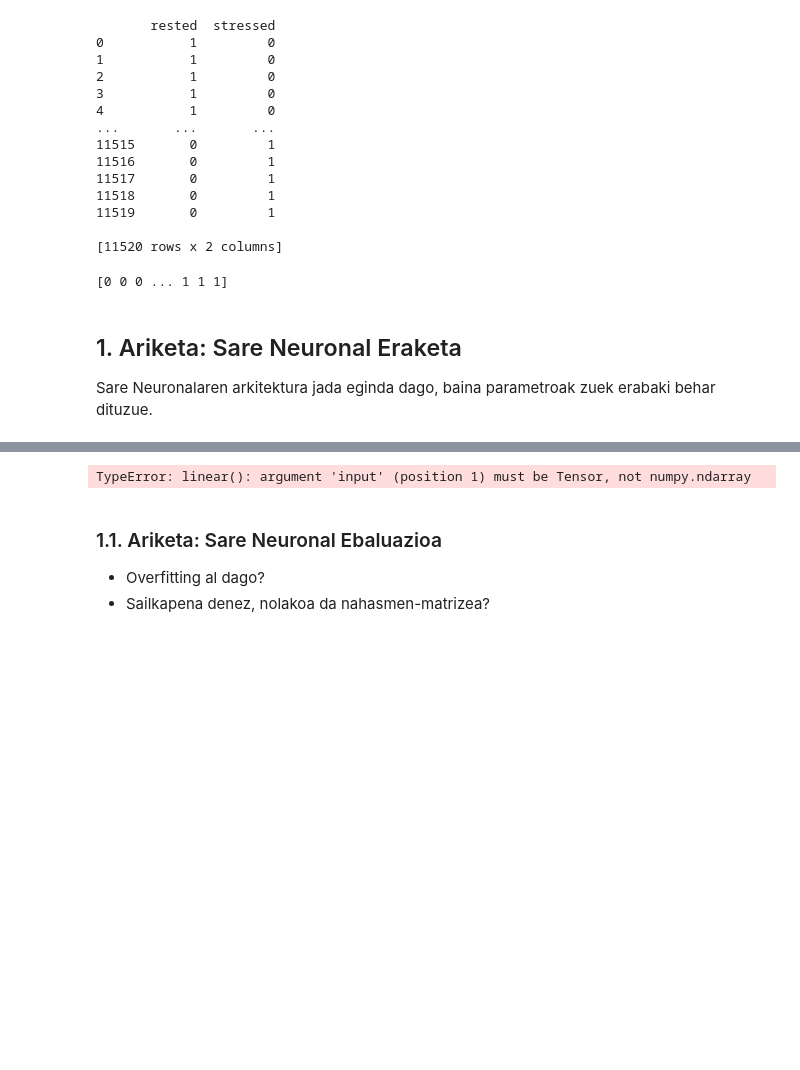
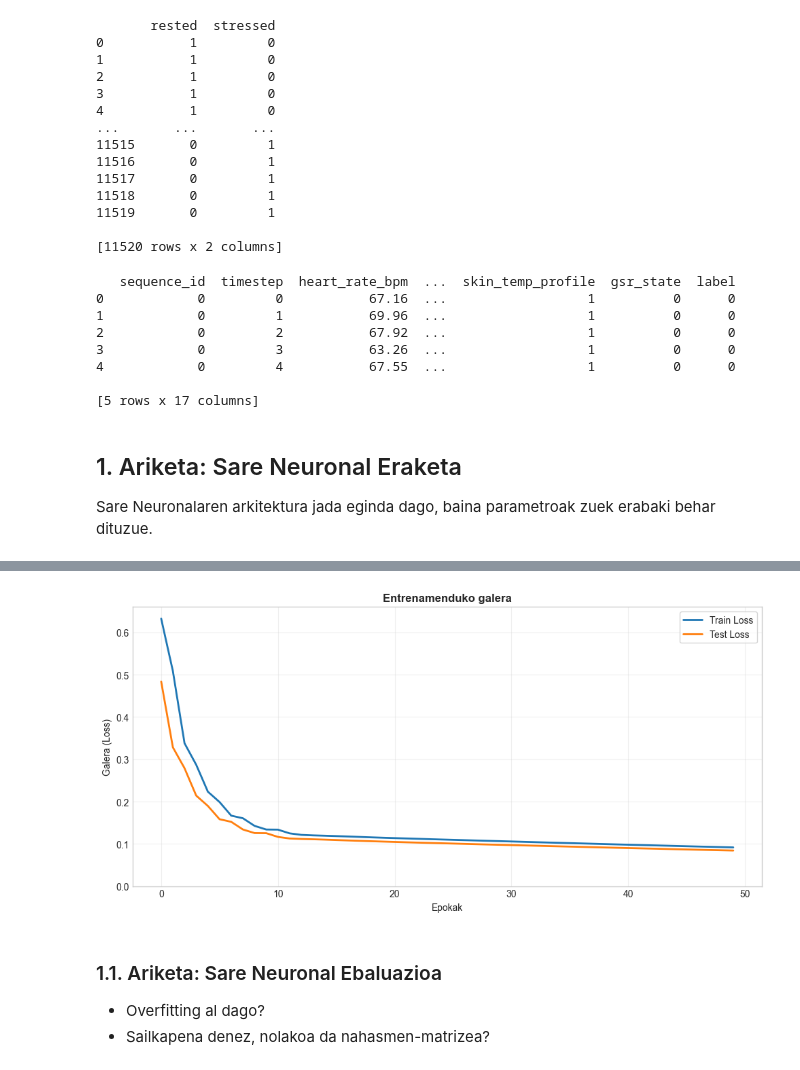
Before and after one commit to Gudari12/lanak, a Jupyter notebook: PIA/sareNeuronalak/sare_neuronal_praktika.ipynb, the cells around one changed output, grey strips where cells are left out. Cells and saved outputs as stored; diff of their text form; code cells hidden in the pictures; blank space fills up the shorter version.

```diff
--- a/PIA/sareNeuronalak/sare_neuronal_praktika.ipynb
+++ b/PIA/sareNeuronalak/sare_neuronal_praktika.ipynb
@@ -109,10 +109,21 @@ print(one_hot_labels)
 ## label encoding
 
 le = LabelEncoder()
-encoded = le.fit_transform(df["label"])
-print(encoded)
+df['activity_level'] = le.fit_transform(df["activity_level"])
+df['noise_environment'] = le.fit_transform(df["noise_environment"])
+df['skin_temp_profile'] = le.fit_transform(df["skin_temp_profile"])
+df['gsr_state'] = le.fit_transform(df["gsr_state"])
+df['label'] = le.fit_transform(df["label"])
+print(df.head())
 # %% [output]
-[0 0 0 ... 1 1 1]
+   sequence_id  timestep  heart_rate_bpm  ...  skin_temp_profile  gsr_state  label
+0            0         0           67.16  ...                  1          0      0
+1            0         1           69.96  ...                  1          0      0
+2            0         2           67.92  ...                  1          0      0
+3            0         3           63.26  ...                  1          0      0
+4            0         4           67.55  ...                  1          0      0
+
+[5 rows x 17 columns]
 # %%
 ## informazio erabilgarria ematen duen grafika bat
 # %%
@@ -182,7 +193,7 @@ def modeloa_entrenatu(modelo, X_train, y_train, X_test, y_test,
     """
 
     # Errore funtzioa ezarri
-    criterio = nn.CrossEntropyLoss()
+    criterio = nn.BCELoss()
 
     # Pisuak birkalkulatzeko algoritmoa
     optimizador = optim.Adam(modelo.parameters(), lr=learning_rate)
@@ -230,11 +241,17 @@ def modeloa_entrenatu(modelo, X_train, y_train, X_test, y_test,
 # %%
 ## Modeloa entrenatu
 # kargatu
-modelo = SNAnomalyDetection(sarrera_size=16, hidden1_size=32, hidden2_size=16, hidden3_size=4, irteera_size=2)
+modelo = SNAnomalyDetection(sarrera_size=X_train.shape[1], hidden1_size=32, hidden2_size=16, hidden3_size=8, irteera_size=1)
 # entrenatu 100 epokatan
+
+# Aldatu X_train, y_train, X_test, y_test tentsore izateko, PyToerch lan egin ahal izateko
+X_train_tensor = torch.tensor(X_train, dtype=torch.float32)
+y_train_tensor = torch.tensor(y_train, dtype=torch.float32).view(-1, 1)
+X_test_tensor = torch.tensor(X_test, dtype=torch.float32)
+y_test_tensor = torch.tensor(y_test, dtype=torch.float32).view(-1, 1)
 train_losses, test_losses = modeloa_entrenatu(
-    modelo, X_train, y_train, X_test, y_test,
-    epochs=100, learning_rate=0.01
+    modelo, X_train_tensor, y_train_tensor, X_test_tensor, y_test_tensor,
+    epochs=50, learning_rate=0.01
 )
 
 # Errore galera grafika
@@ -256,4 +280,4 @@ Entrenamendua hasieratzen...
-TypeError: linear(): argument 'input' (position 1) must be Tensor, not numpy.ndarray
+[figure, added]
 # %% [markdown]
 ### 1.1. Ariketa: Sare Neuronal Ebaluazioa
 - Overfitting al dago?
```
Also changed, not shown: parts of 1 cell of this notebook, 1 other file.
